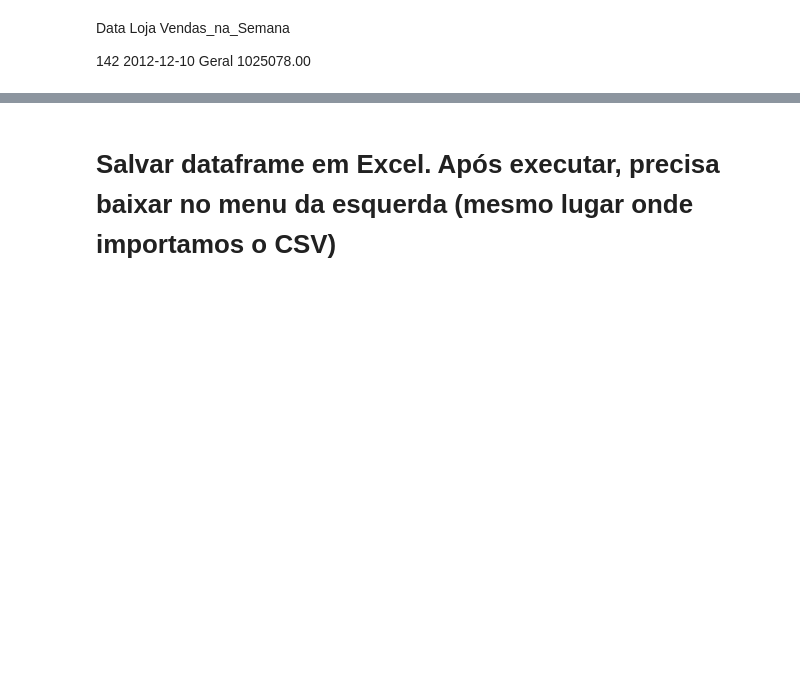
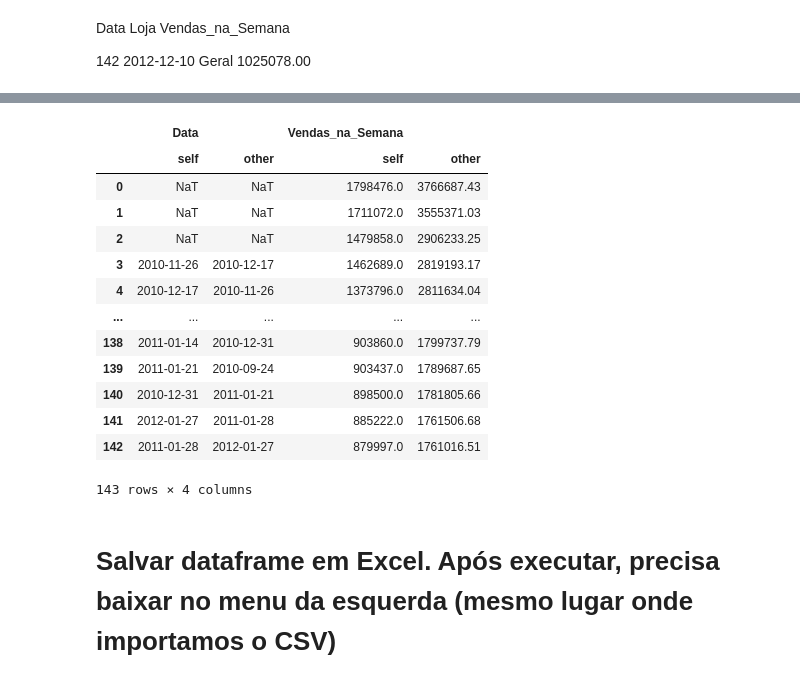
Before and after one commit to BenKefa/projetoGit, a Jupyter notebook: MiniProjeto_DBC_Slot4.ipynb, the cells around one changed output, grey strips where cells are left out. Saved outputs shown, nothing was run; the diff lists cells and outputs as text; code cells hidden in the pictures; blank space fills up the shorter version.

```diff
--- a/MiniProjeto_DBC_Slot4.ipynb
+++ b/MiniProjeto_DBC_Slot4.ipynb
@@ -512,0 +489,3 @@ df_final
+# %%
+df20 = loja20[['Data', 'Vendas_na_Semana']]
+df20
@@ -513,3 +565,21 @@ df_final
+# %%
+dif = (media_vendas.compare(df20))
+dif
+# %% [output]
+|  | Data |  | Vendas_na_Semana |  |
+|  | self | other | self | other |
+| 0 | NaT | NaT | 1798476.0 | 3766687.43 |
+| 1 | NaT | NaT | 1711072.0 | 3555371.03 |
+| 2 | NaT | NaT | 1479858.0 | 2906233.25 |
+| 3 | 2010-11-26 | 2010-12-17 | 1462689.0 | 2819193.17 |
+| 4 | 2010-12-17 | 2010-11-26 | 1373796.0 | 2811634.04 |
+| ... | ... | ... | ... | ... |
+| 138 | 2011-01-14 | 2010-12-31 | 903860.0 | 1799737.79 |
+| 139 | 2011-01-21 | 2010-09-24 | 903437.0 | 1789687.65 |
+| 140 | 2010-12-31 | 2011-01-21 | 898500.0 | 1781805.66 |
+| 141 | 2012-01-27 | 2011-01-28 | 885222.0 | 1761506.68 |
+| 142 | 2011-01-28 | 2012-01-27 | 879997.0 | 1761016.51 |
+143 rows × 4 columns
 # %% [markdown]
 # Salvar dataframe em Excel. Após executar, precisa baixar no menu da esquerda (mesmo lugar onde importamos o CSV)
 # %%
```
Also changed, not shown: parts of 10 cells of this notebook.
